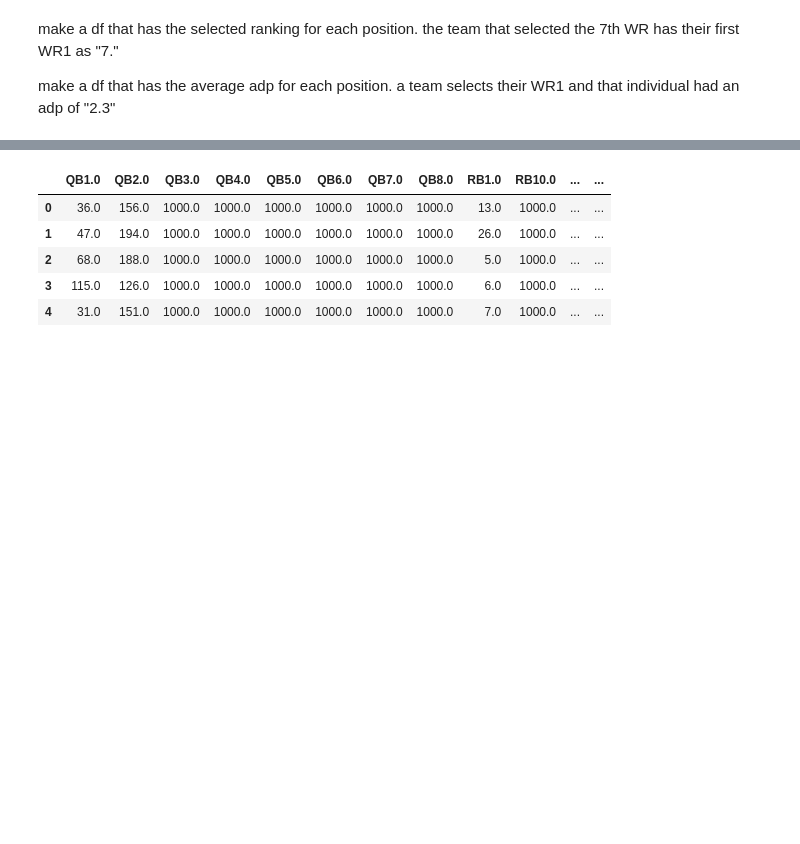
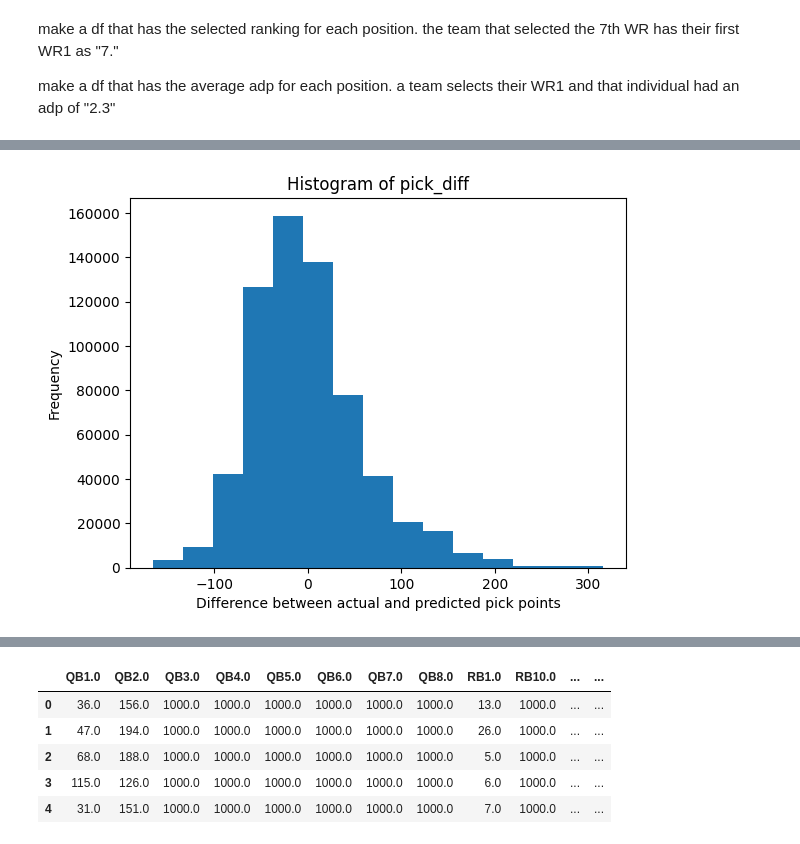
Before and after one commit to jackdepree/FFInsights, a Jupyter notebook: code/best_ball_mania_models.ipynb, the cells around one changed output, grey strips where cells are left out. Saved outputs shown, nothing was run; the diff lists cells and outputs as text; code cells hidden in the pictures; blank space fills up the shorter version.

```diff
--- a/code/best_ball_mania_models.ipynb
+++ b/code/best_ball_mania_models.ipynb
@@ -88,0 +72,14 @@ time_series(data).head()
+# %%
+df = data.copy()
+
+# New column, 'pick_diff', which is the difference between 'pick_points' and 'poly_points'
+df['pick_diff'] = (df['pick_points'] - df['poly_points']).round(2)
+
+# Histogram of 'pick_diff'
+plt.hist(df['pick_diff'], bins=15)
+plt.xlabel('Difference between actual and predicted pick points')
+plt.ylabel('Frequency')
+plt.title('Histogram of pick_diff')
+plt.show()
+# %% [output]
+[figure, added]
```
Also changed, not shown: parts of 10 cells of this notebook, 55 other files.
